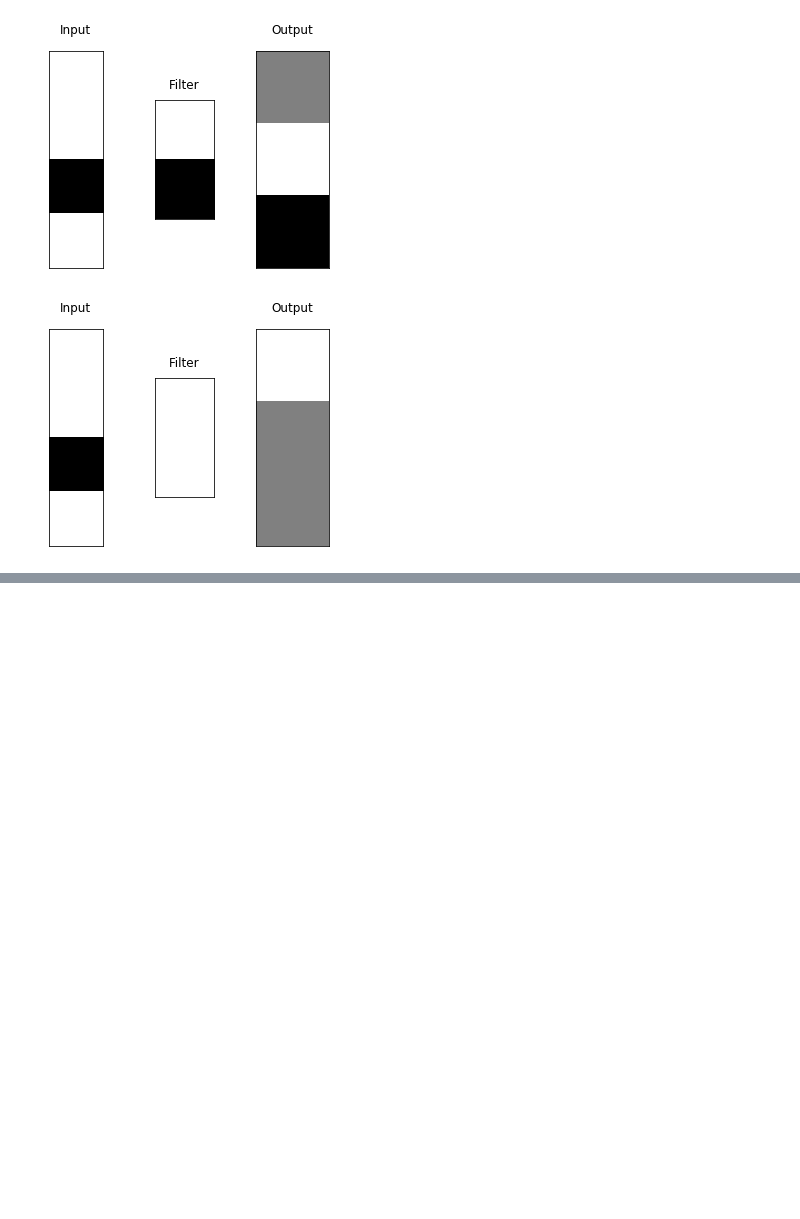
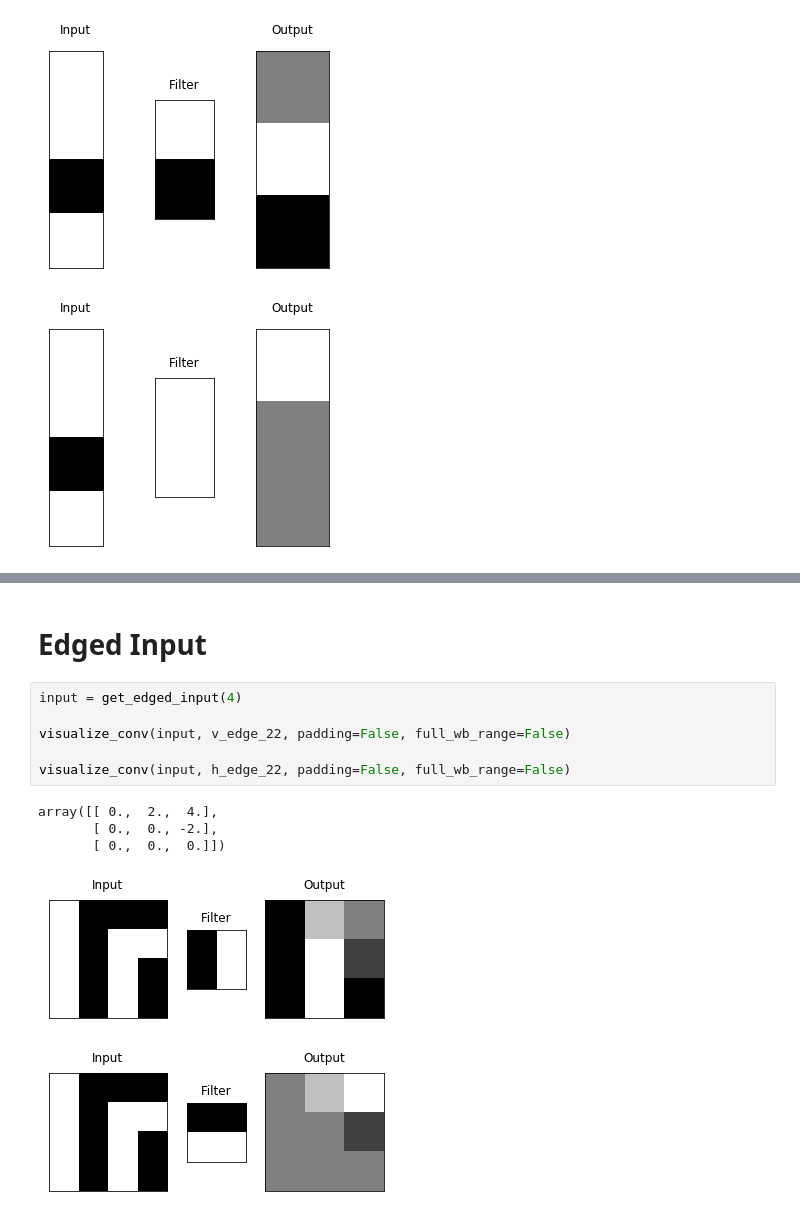
Before and after one commit to akim330/interpretability-project, a Jupyter notebook: simple_convs.ipynb, the cells around one changed output, grey strips where cells are left out. Cells and saved outputs as stored; diff of their text form; blank space fills up the shorter version.

```diff
--- a/simple_convs.ipynb
+++ b/simple_convs.ipynb
@@ -177,0 +339,14 @@ array([[2],
+# %% [markdown]
+# Edged Input
+# %%
+input = get_edged_input(4)
+
+visualize_conv(input, v_edge_22, padding=False, full_wb_range=False)
+
+visualize_conv(input, h_edge_22, padding=False, full_wb_range=False)
+# %% [output]
+array([[ 0.,  2.,  4.],
+       [ 0.,  0., -2.],
+       [ 0.,  0.,  0.]])
+[figure, added]
+[figure, added]
```
Also changed, not shown: parts of 17 cells of this notebook.
